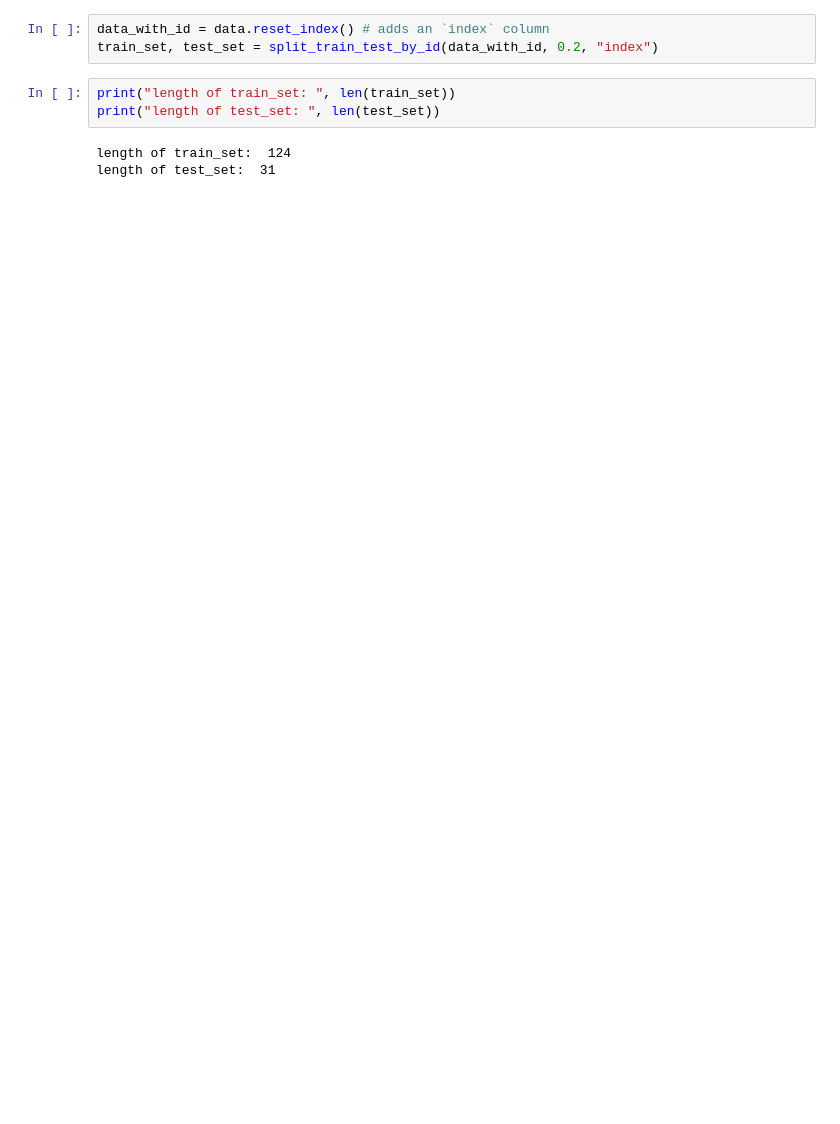
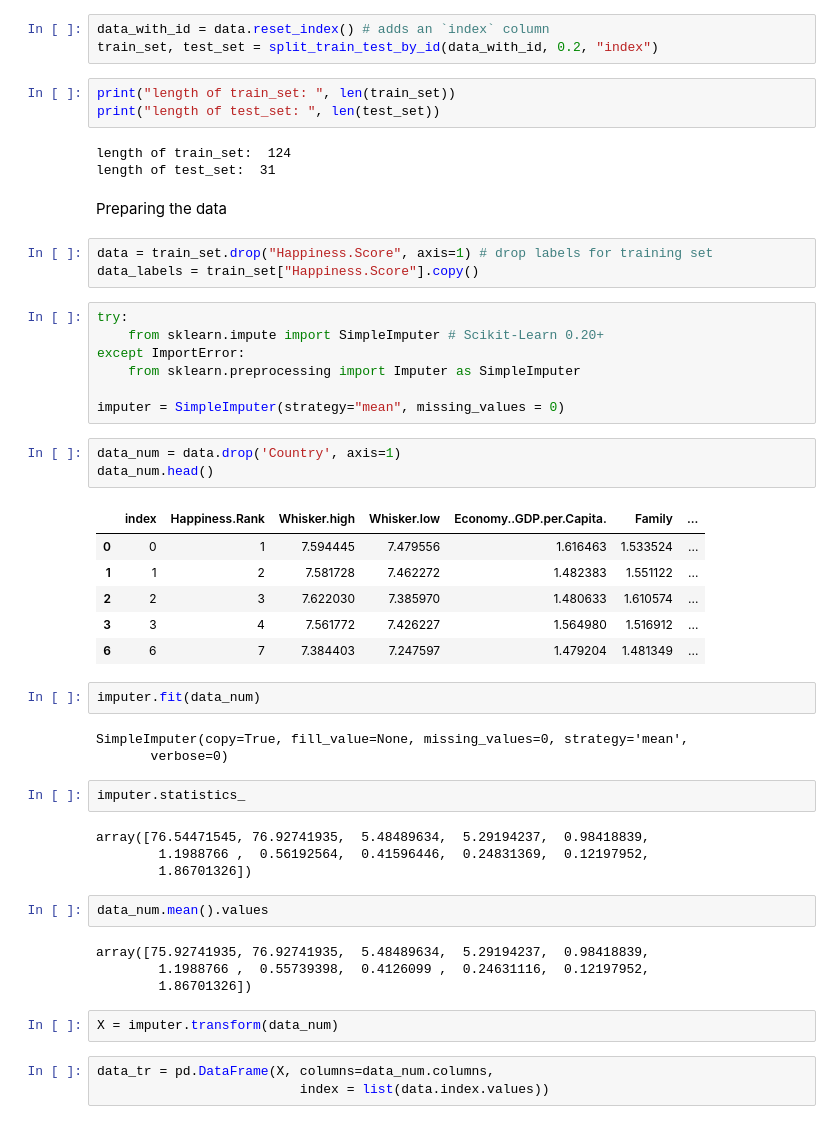
Before and after one commit to ngfuwai/code-a-thon1, a Jupyter notebook: code-a-thon1.ipynb, the cells around one changed output. Cells and saved outputs as stored; diff of their text form; blank space fills up the shorter version.

```diff
--- a/code-a-thon1.ipynb
+++ b/code-a-thon1.ipynb
@@ -68,3 +68,47 @@ print("length of test_set: ", len(test_set))
 # %% [output]
 length of train_set:  124
 length of test_set:  31
+# %% [markdown]
+Preparing the data
+# %%
+data = train_set.drop("Happiness.Score", axis=1) # drop labels for training set
+data_labels = train_set["Happiness.Score"].copy()
+# %%
+try:
+    from sklearn.impute import SimpleImputer # Scikit-Learn 0.20+
+except ImportError:
+    from sklearn.preprocessing import Imputer as SimpleImputer
+
+imputer = SimpleImputer(strategy="mean", missing_values = 0)
+# %%
+data_num = data.drop('Country', axis=1)
+data_num.head()
+# %% [output]
+|  | index | Happiness.Rank | Whisker.high | Whisker.low | Economy..GDP.per.Capita. | Family | ... |
+| 0 | 0 | 1 | 7.594445 | 7.479556 | 1.616463 | 1.533524 | ... |
+| 1 | 1 | 2 | 7.581728 | 7.462272 | 1.482383 | 1.551122 | ... |
+| 2 | 2 | 3 | 7.622030 | 7.385970 | 1.480633 | 1.610574 | ... |
+| 3 | 3 | 4 | 7.561772 | 7.426227 | 1.564980 | 1.516912 | ... |
+| 6 | 6 | 7 | 7.384403 | 7.247597 | 1.479204 | 1.481349 | ... |
+# %%
+imputer.fit(data_num)
+# %% [output]
+SimpleImputer(copy=True, fill_value=None, missing_values=0, strategy='mean',
+       verbose=0)
+# %%
+imputer.statistics_
+# %% [output]
+array([76.54471545, 76.92741935,  5.48489634,  5.29194237,  0.98418839,
+        1.1988766 ,  0.56192564,  0.41596446,  0.24831369,  0.12197952,
+        1.86701326])
+# %%
+data_num.mean().values
+# %% [output]
+array([75.92741935, 76.92741935,  5.48489634,  5.29194237,  0.98418839,
+        1.1988766 ,  0.55739398,  0.4126099 ,  0.24631116,  0.12197952,
+        1.86701326])
+# %%
+X = imputer.transform(data_num)
+# %%
+data_tr = pd.DataFrame(X, columns=data_num.columns,
+                          index = list(data.index.values))
```
Also changed, not shown: parts of 6 cells of this notebook.
